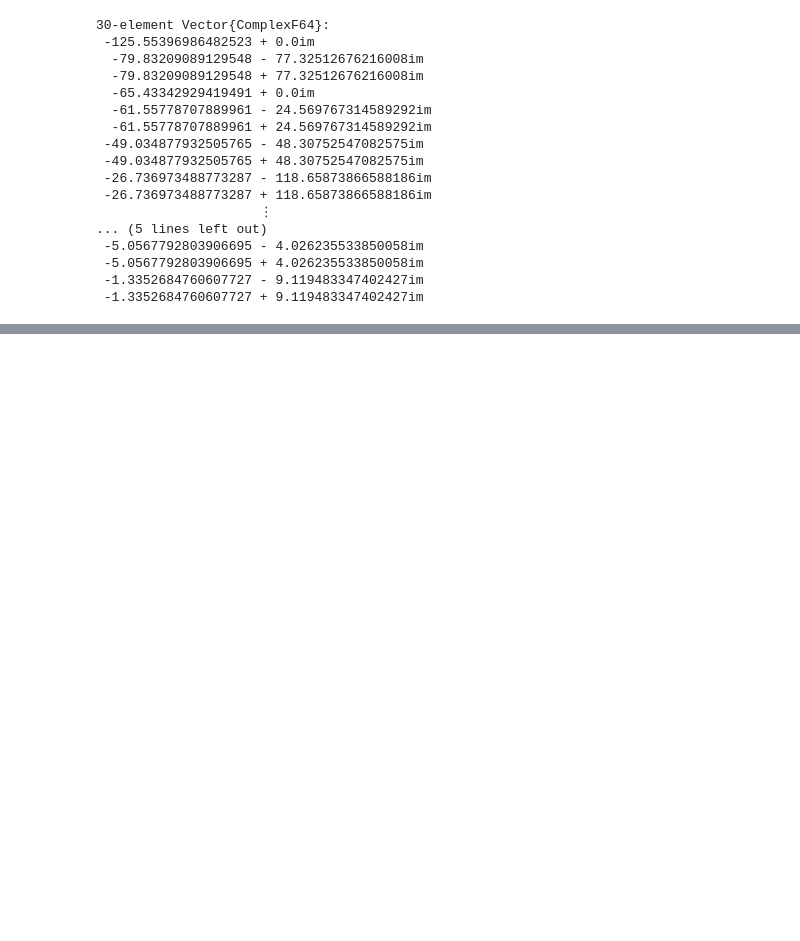
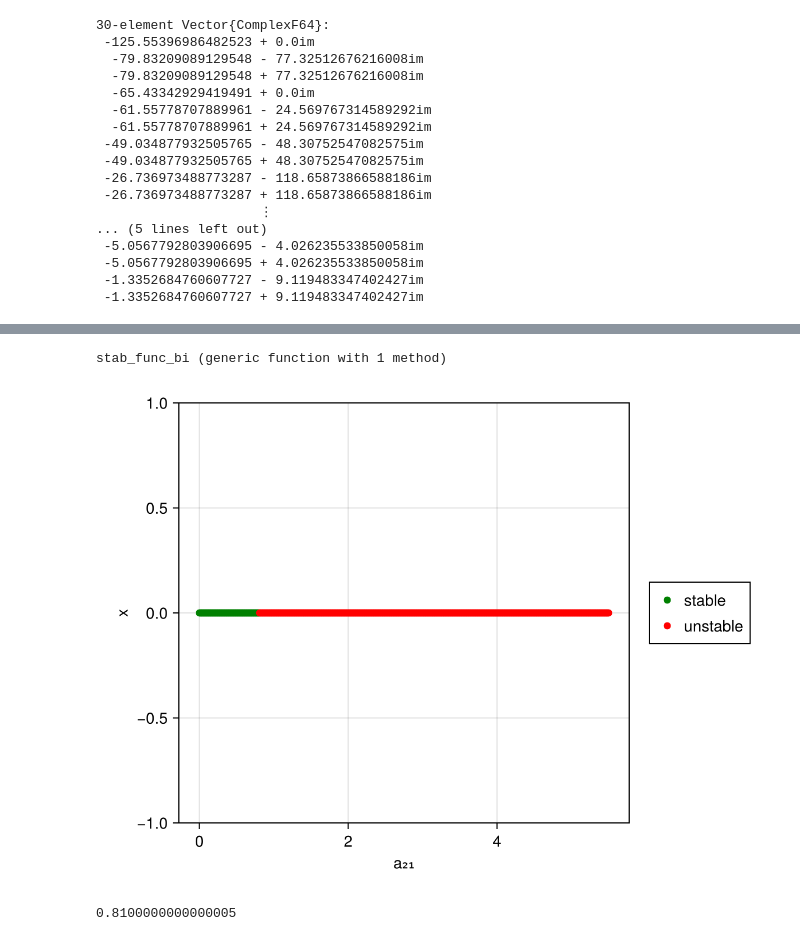
Before and after one commit to EvaSJ25/DDE-internship-code, a Jupyter notebook: Stability_barycentric_interpolation.ipynb, the cells around one changed output, grey strips where cells are left out. Cells and saved outputs as stored; diff of their text form; code cells hidden in the pictures; blank space fills up the shorter version.

Commit message:
Added neuron example to show new stability function working

```diff
--- a/Stability_barycentric_interpolation.ipynb
+++ b/Stability_barycentric_interpolation.ipynb
@@ -321,0 +330,70 @@ eigvals(stabmatrixAtrial2) #rightmost eigenvalue matches the one in Breda source
+# %%
+using LinearAlgebra
+#Use these when notebook not in its own folder
+include("Neuron_demo/neuronfunc.jl") #system of neuron example
+include("Neuron_demo/neurontau.jl") #Delay forumla for neuron example
+include("shared/f_deriv.jl") #used to find state and/or parameter derivatives
+include("shared/jacobian_new.jl") #Jacobian function
+include("shared/newton_new.jl") #Newton function
+include("shared/create_ststfunc.jl") #Initialisates a function to find equilibria
+include("shared/track_curve_new.jl") #Tracking curve function (used for continuation and equilibria branches)
+include("shared/create_hopffunc.jl")#finds initial guess for Hopf information and creates a function that can find the true Hopf values
+include("stab_func_bi.jl")#finds stability and rightmost eigenvalue using barycentric interpolation
+
+#USe the ones below when you have moved this notebook into its own folder
+#include("../Neuron_demo/neuronfunc.jl") #system of neuron example
+#include("../Neuron_demo/neurontau.jl") #Delay forumla for neuron example
+#include("../shared/f_deriv.jl") #used to find state and/or parameter derivatives
+#include("../shared/jacobian_new.jl") #Jacobian function
+#include("../shared/newton_new.jl") #Newton function
+#include("../shared/create_ststfunc.jl") #Initialisates a function to find equilibria
+#include("../shared/track_curve_new.jl") #Tracking curve function (used for continuation and equilibria branches)
+#include("../shared/create_hopffunc.jl")#finds initial guess for Hopf information and creates a function that can find the true Hopf values
+#include("../shared/stab_func_bi.jl")#finds stability and rightmost eigenvalue using barycentric interpolation
+# %% [output]
+stab_func_bi (generic function with 1 method)
+# %%
+#Values of parameters (same as those given in the neuron demo for DDE-Biftool)
+k=0.5
+beta=-1
+a12=1
+a21=2.34
+tau1=0.2
+tau2=0.2
+taus=1.5
+
+nd=3 #there are 3 delays
+y0,feq=create_ststfunc(neuronfunc,[0.0,0],[k,beta,a12,0,tau1,tau2,taus], nd, par_indx=4) #we set a21 to 0 and finding starting point for equilibria branching
+alist1,ytan1=track_curve_new(feq,y0,[0.0,0,1],nmax=550)#tracks equilibria to give equilibria branch
+
+xmat1=hcat([u[1] for u in alist1],[u[2] for u in alist1]); #finds the values of x1 and x2 for the equilibria
+xlist1=[xmat1[i,:] for i in 1:size(xmat1,1)];#creates a vector of vectors of all the equilibria points
+
+
+plist1=[u[3] for u in alist1]; #A vector of the values of a21 for the equilibria points
+# %%
+neq=length(plist1) #number of equilibrium points we're finding the stability of
+stab=fill(NaN,neq)
+lamr1=fill(0.0+0.0*im,neq)
+
+for i in 1:neq
+    stab[i],lamr1[i],=stab_func_bi(neuronfunc,neurontau,[k,beta,a12,plist1[i],tau1,tau2,taus],xlist1[i],3,10) #outputs the stability (1 for stable, 0 for unstable) and also gives the eigenvalues for each point
+end
+
+stable=(stab.==1.0) #highlights indices of stable points (indicated by a 1 in stable vector)
+unstable=(stab.==0.0)#highlights indices of unstable points (indicated by a 1 in unstable vector)
+
+#Below plots the equilibria and shows their stability
+fig1=Figure()
+ax1=Axis(fig1[1,1],xlabel="a₂₁",ylabel="x")
+scatter!(ax1,plist1[stable],[u[1] for u in xlist1[stable]],label="stable",color="green")
+scatter!(ax1,plist1[unstable],[u[1] for u in xlist1[unstable]],label="unstable",color="red")
+Legend(fig1[1,2], ax1, merge=true)
+fig1
+# %% [output]
+[figure, added]
+# %%
+unstab_indx=findfirst(isequal(0.0),stab) #finds index of Hopf bifurcation
+a21unstab=plist1[unstab_indx] #finds initial guess for parameter a21 value for a Hopf bifurcation
+# %% [output]
+0.8100000000000005
```
Also changed, not shown: parts of 3 cells of this notebook.
